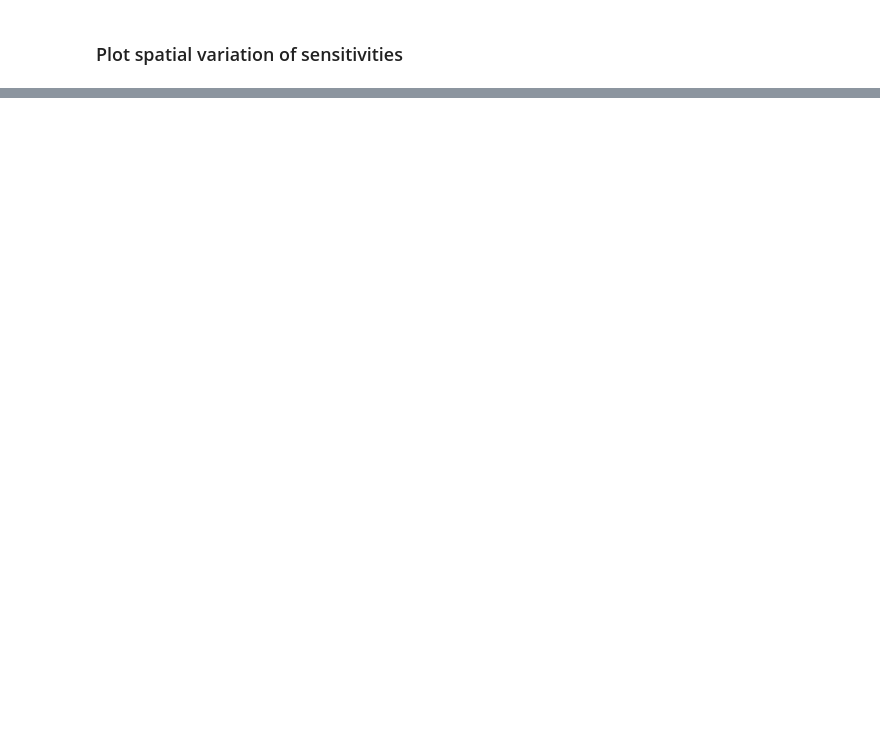
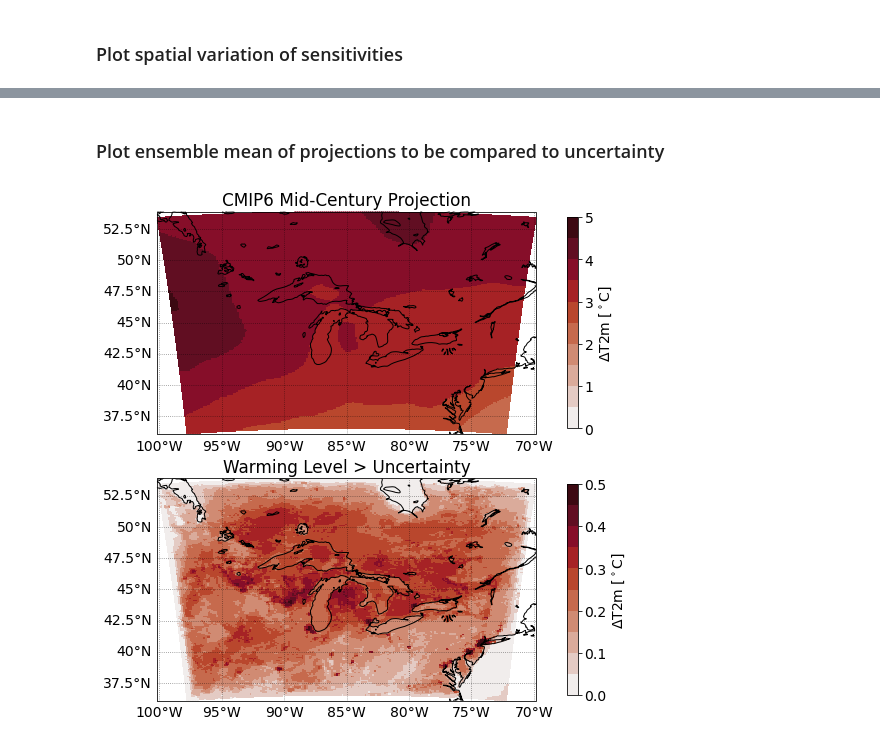
Before and after one commit to WPringle/GreatLakes_CoupledModelUQ, a Jupyter notebook: workflow/spatial_variation_global_sensitivity_analysis.ipynb, the cells around one changed output, grey strips where cells are left out. Saved outputs shown, nothing was run; the diff lists cells and outputs as text; code cells hidden in the pictures; blank space fills up the shorter version.

Commit message:
adding comparison to CMIP6 warming

```diff
--- a/workflow/spatial_variation_global_sensitivity_analysis.ipynb
+++ b/workflow/spatial_variation_global_sensitivity_analysis.ipynb
@@ -806,0 +832,4 @@ plt.show()
+# %%
+gsa_anomaly = (SENSD_spatial[var]['gsa_range']
+               - SENSD_spatial[var]['gsa_range'].mean(axis=0)
+              ).reshape(append(-1,wrflon_upscaled.shape))
@@ -806,0 +845,5 @@ plt.show()
+# %%
+# put into numpy array
+gsa_qtls_np = expand_dims(gsa_qtls[0],axis=0)
+for gsa_qtl in gsa_qtls[1::]:
+    gsa_qtls_np = append(gsa_qtls_np,expand_dims(gsa_qtl,axis=0),axis=0)
@@ -806,0 +872,10 @@ plt.show()
+# %%
+warming_needed = 0*delta_ens[var].mean(axis=0)
+for rr, res in enumerate(stat_results):
+    warming_needed_temp = reduce_facs[rr]*delta_ens[var].mean(axis=0)
+    warming_needed[res < +1e-6] = warming_needed_temp[res < +1e-6]
+    #warming_needed[res > -1e-6] = warming_needed_temp[res > -1e-6]
+
+# check that no values are higher
+print((res < +1e-6).sum())
+#print((res > -1e-6).sum())
@@ -806,0 +888,58 @@ plt.show()
+# %% [markdown]
+### Plot ensemble mean of projections to be compared to uncertainty
+# %%
+fig, axs = plt.subplots(2, 1, figsize=(11,9),
+                       subplot_kw={'projection': PlateCarree()},
+                       )
+
+
+item_name = ['CMIP6 Mid-Century Projection', 'Warming Level > Uncertainty']
+for vv, item in enumerate([delta_ens[var].mean(axis=0),warming_needed]): # loop over var
+
+    vmin = 0
+    vmax = 5 if vv == 0 else 0.5
+    cmap_N = 10
+    cdict = cmocean.tools.get_dict(cmocean.cm.amp)
+    cmap_d = colors.LinearSegmentedColormap('amp_d', segmentdata=cdict, N=cmap_N)
+
+    ax = axs.flat[vv]
+
+    # Download and add the states and coastlines
+    coast = NaturalEarthFeature(
+            category='physical',
+            name='coastline',
+            facecolor='none',
+            scale='50m')
+    lakes = NaturalEarthFeature(
+            category='physical',
+            name='lakes',
+            facecolor='none',
+            scale='50m')
+    ax.add_feature(lakes)
+    ax.add_feature(coast)
+
+    im = ax.pcolor(
+            wrflon_upscaled,
+            wrflat_upscaled,
+            item,
+            vmin=vmin,vmax=vmax,
+            transform = PlateCarree(),
+            cmap=cmap_d,
+    )
+
+    ax.set_title(fr'{item_name[vv]}')
+    gl = ax.gridlines(color="black", linestyle="dotted", draw_labels=True, alpha=0.5)
+    gl.top_labels = None
+    gl.right_labels = None
+    gl.xformatter = LONGITUDE_FORMATTER
+    gl.yformatter = LATITUDE_FORMATTER
+
+    cbar = fig.colorbar(im, ax=ax,
+                    shrink=0.95, label=r'$\Delta$T2m [$^\circ$C]',
+                    #extend='both',
+    )
+
+plt.savefig('../figures/midcentury_projections_spatial_dist',dpi=600,bbox_inches='tight')
+plt.show()
+# %% [output]
+[figure, added]
```
Also changed, not shown: parts of 18 cells of this notebook.
